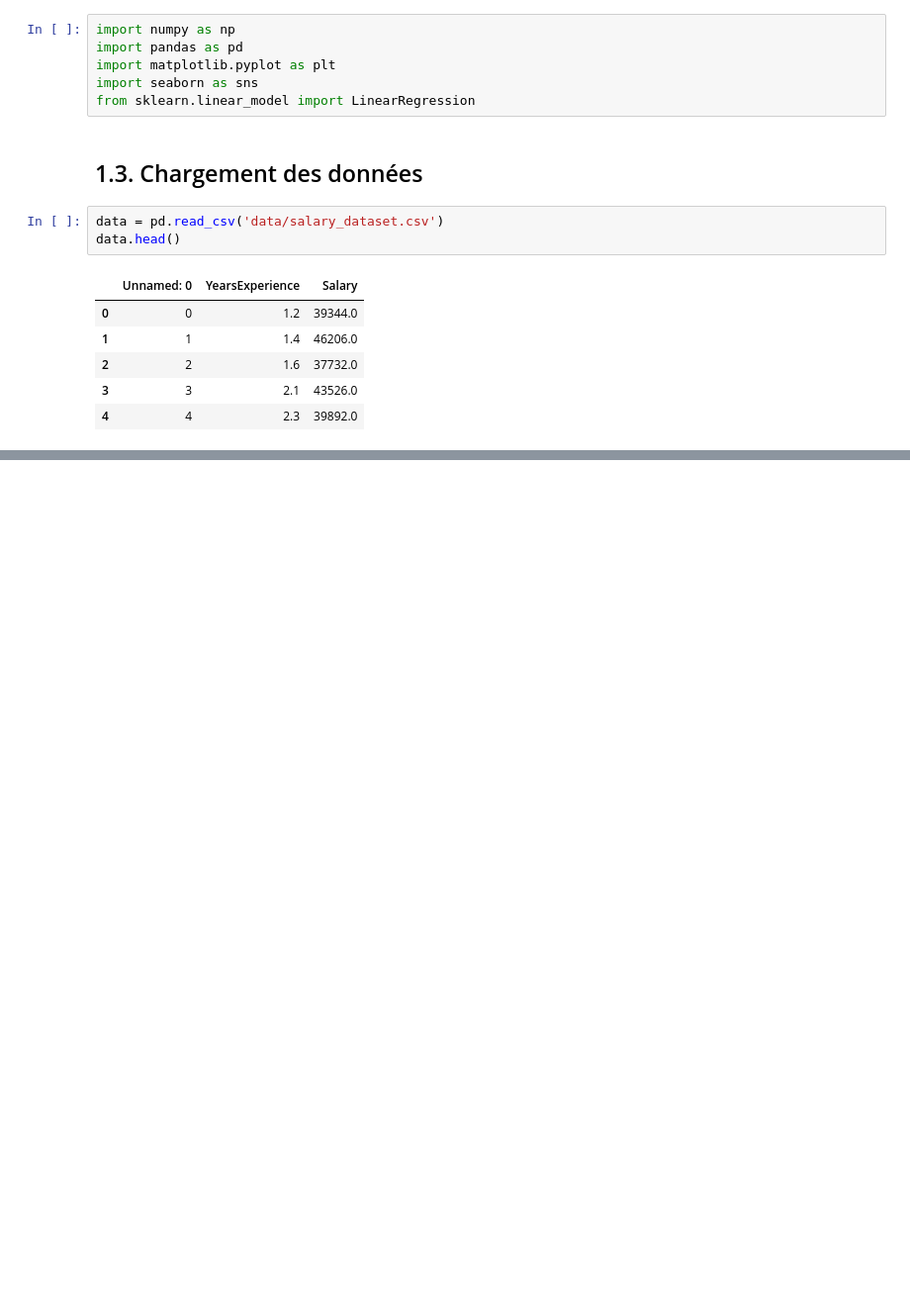
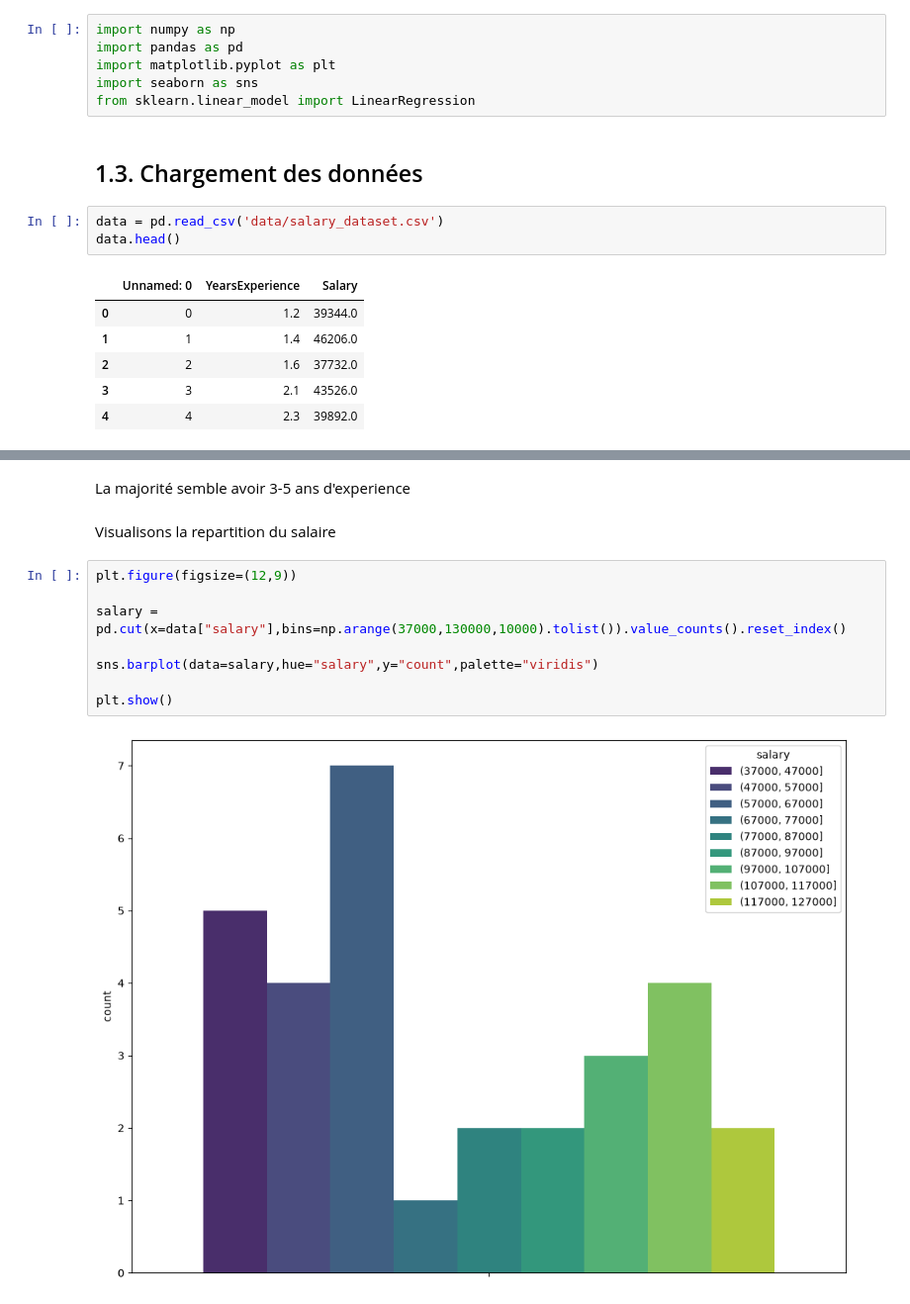
Before and after one commit to Harlequelrah/salary_linear_regression, a Jupyter notebook: main.ipynb, the cells around one changed output, grey strips where cells are left out. Shown at 99% size. Saved outputs shown, nothing was run; the diff lists cells and outputs as text; blank space fills up the shorter version.

```diff
--- a/main.ipynb
+++ b/main.ipynb
@@ -25,0 +111,14 @@ data.head()
+# %% [markdown]
+La majorité semble avoir 3-5 ans d'experience
+# %% [markdown]
+Visualisons la repartition du salaire
+# %%
+plt.figure(figsize=(12,9))
+
+salary = pd.cut(x=data["salary"],bins=np.arange(37000,130000,10000).tolist()).value_counts().reset_index()
+
+sns.barplot(data=salary,hue="salary",y="count",palette="viridis")
+
+plt.show()
+# %% [output]
+[figure, added]
```
Also changed, not shown: parts of 19 cells of this notebook.
